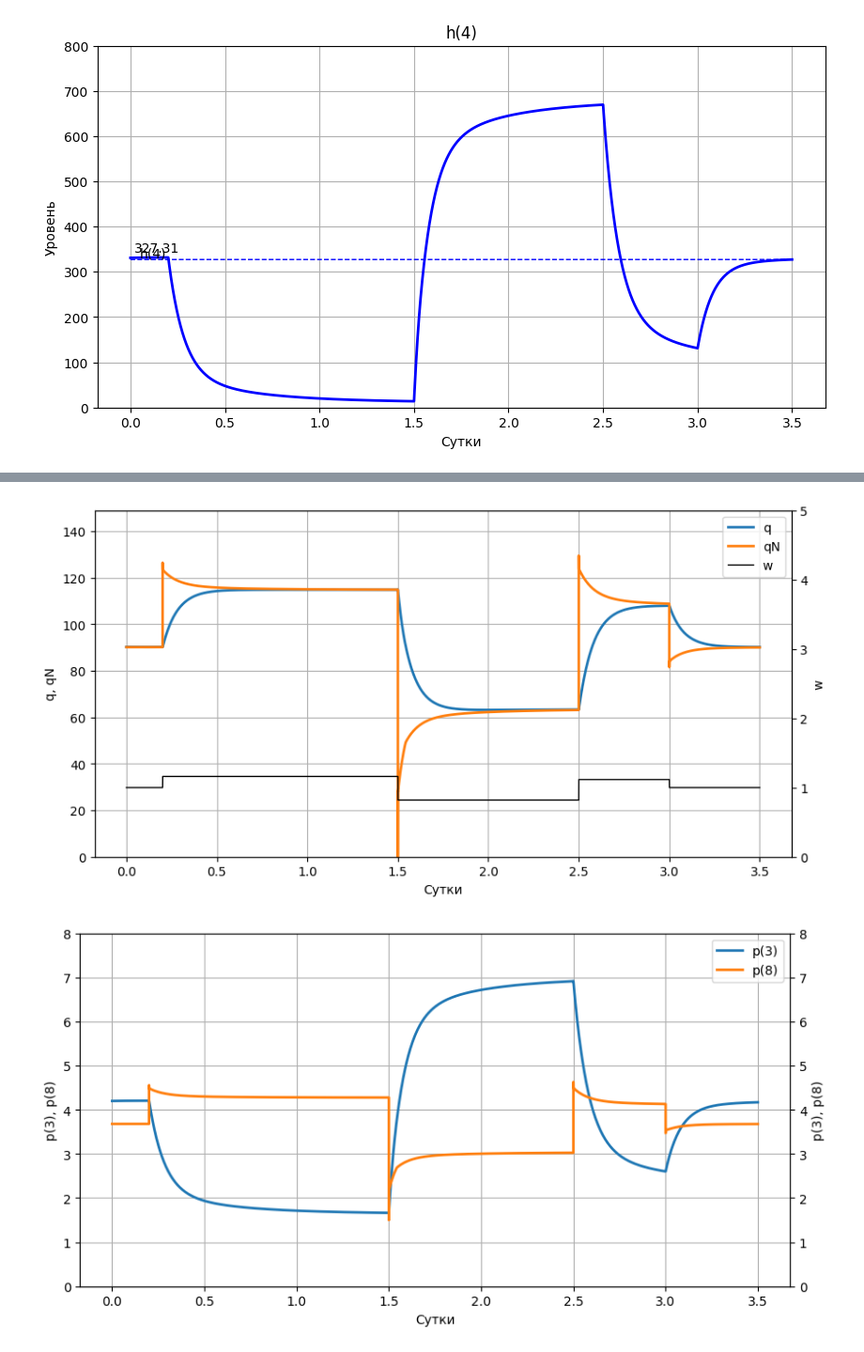
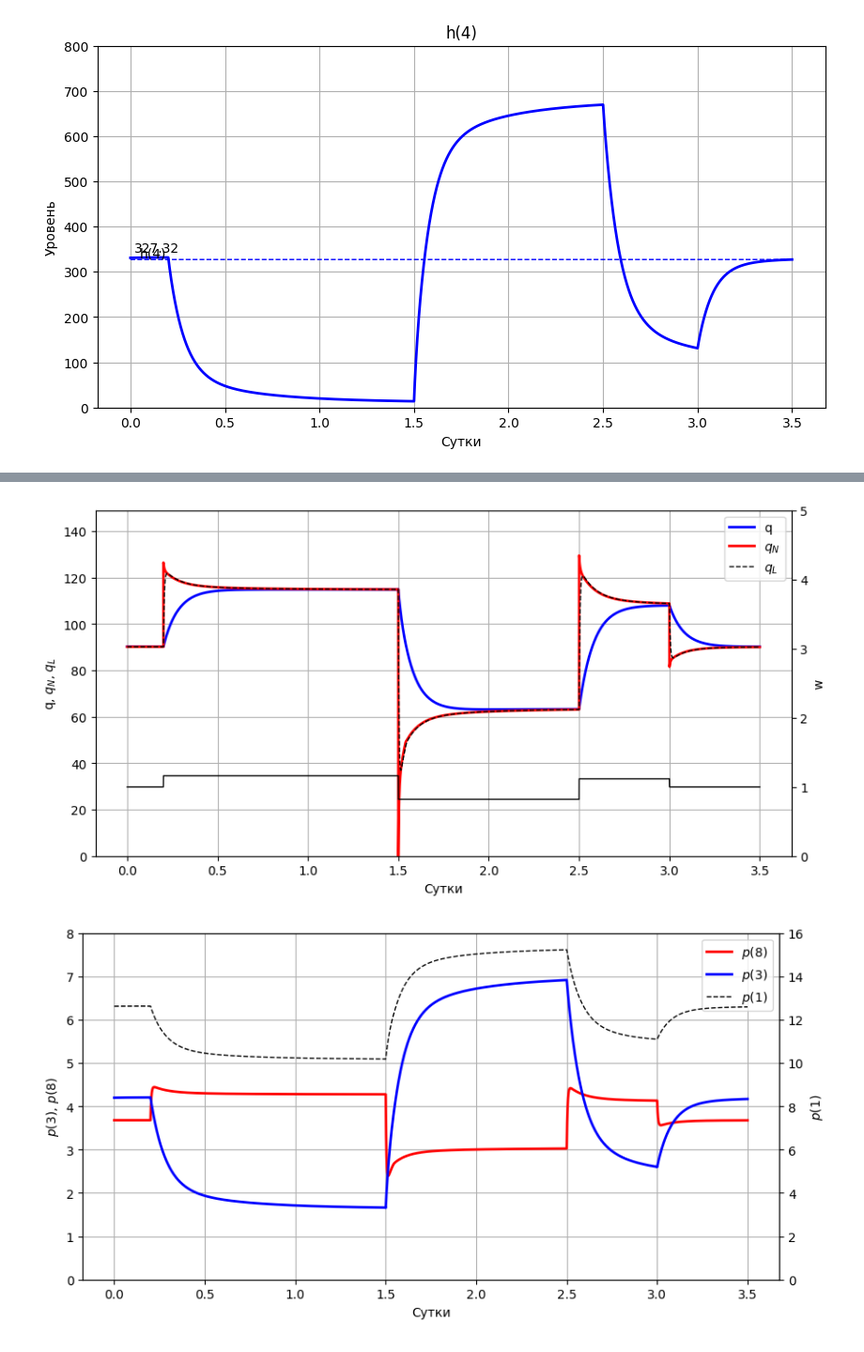
Before and after one commit to IANovoselov/well, a Jupyter notebook: well.ipynb, the cells around one changed output, grey strips where cells are left out. Shown at 94% size. Saved outputs shown, nothing was run; the diff lists cells and outputs as text; code cells hidden in the pictures.

```diff
--- a/well.ipynb
+++ b/well.ipynb
@@ -48,6 +48,7 @@ lambda_3 = [0.42, 0.18, 0.3]
 
 S_t = 0.01  # Площадь поперечного сечени НКТ
 T_2 = 0.4  # Постоянна времени притока
+t_N = 0.005  # Постоянная времени насоса
 # %%
 # Моделируемые данные, начальные условия
 _q_N = []
@@ -214,7 +215,7 @@ for _k in range(k):
     # Шаг по Эйлеру
     p_2 = p_2 + (dt/T_2)*(p_R - p_2 - r_2*q)
     h_4 = h_4 + (dt/S_t)*(q-q_N)
-    q_L = q_N  # q_L + (dt/0.005)*(q_N-q_L)
+    q_L = q_L + (dt/t_N)*(q_N-q_L)
 
     if _k * dt == 0.2:
       w = 1.16
@@ -473,37 +494,41 @@ fig, ax = plt.subplots(figsize=(10, 5))
 
 twin1 = ax.twinx()
 
-p1, = ax.plot(df['x'], df['q'], lw=2, label="q")
-p2, = ax.plot(df['x'], df['q_N'], lw=2, label="qN")
+p1, = ax.plot(df['x'], df['q'], 'b', lw=2, label="q")
+p2, = ax.plot(df['x'], df['q_N'], 'r', lw=2, label="$q_N$")
+p3, = ax.plot(df['x'], df['q_L'], 'k--', lw=1, label="$q_L$")
 
-p3, = twin1.plot(df['x'],  df['u'],'k', lw=1, label="w")
+p4, = twin1.plot(df['x'],  df['u'],'k', lw=1, label="w")
 
 
-ax.set(ylim=(0, 149), xlabel="Сутки", ylabel="q, qN")
+ax.set(ylim=(0, 149), xlabel="Сутки", ylabel="q, $q_N$, $q_L$")
 twin1.set(ylim=(0, 5), ylabel="w")
 
 ax.legend(handles=[p1, p2, p3])
 ax.grid()
 plt.show()
 # %% [output]
-[figure, old version]
+[figure, new version]
 # %%
 from matplotlib import pyplot as plt
 fig, ax = plt.subplots(figsize=(10, 5))
 
 twin1 = ax.twinx()
 
-p1, = ax.plot(df['x'], df['p_3'], lw=2, label="p(3)")
-p2, = ax.plot(df['x'], df['p_8'], lw=2, label="p(8)")
+p1, = ax.plot(df['x'], df['p_8'], 'r', lw=2, label="$p(8)$")
+p2, = ax.plot(df['x'], df['p_3'], 'b', lw=2, label="$p(3)$")
 
-ax.set(ylim=(0, 8), xlabel="Сутки", ylabel="p(3), p(8)")
-twin1.set(ylim=(0, 8), ylabel="p(3), p(8)")
+p3, = twin1.plot(df['x'], df['p_1'], 'k--', lw=1, label="$p(1)$")
 
-ax.legend(handles=[p1, p2])
+
+ax.set(ylim=(0, 8), xlabel="Сутки", ylabel="$p(3)$, $p(8)$")
+twin1.set(ylim=(0, 16), ylabel="$p(1)$")
+
+ax.legend(handles=[p1, p2, p3])
 ax.grid()
 plt.show()
 # %% [output]
-[figure, old version]
+[figure, new version]
 # %%
 from matplotlib import pyplot as plt
 fig, ax = plt.subplots(figsize=(10, 5))
```
Also changed, not shown: parts of 15 cells of this notebook.
